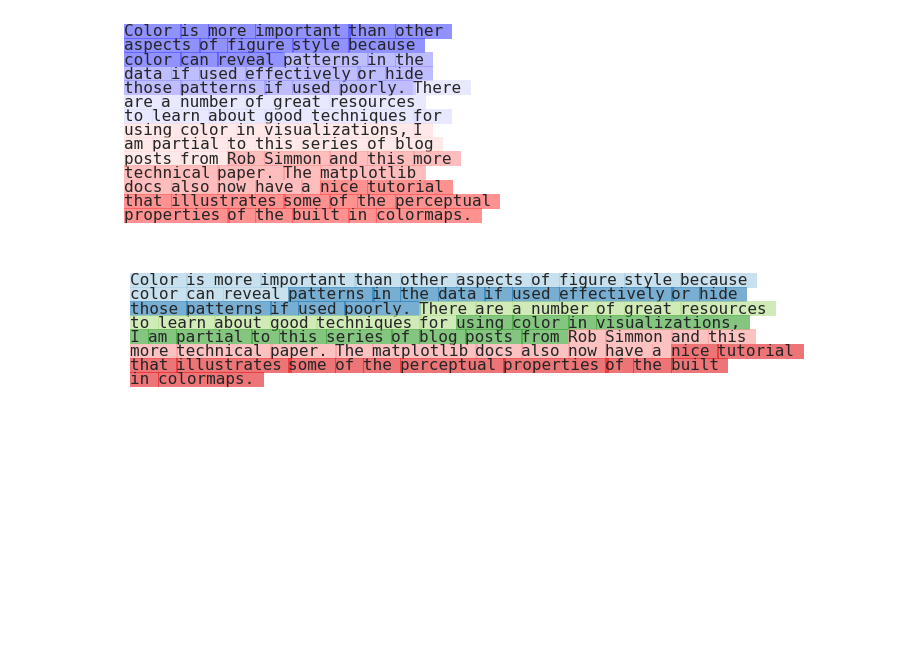
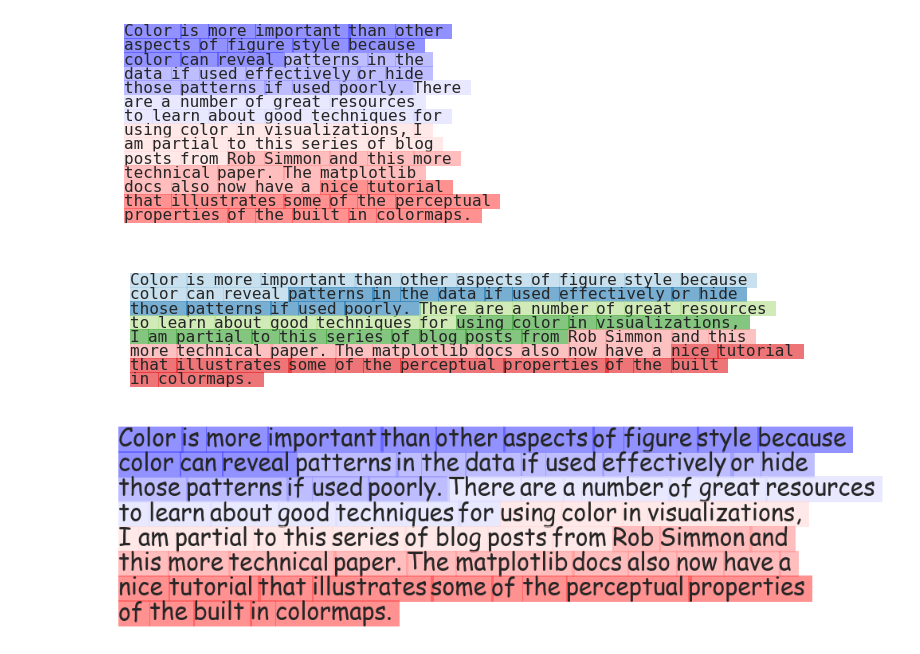
Before and after one commit to davebiagioni/pylighter, a Jupyter notebook: pylighter/example.ipynb, the cells around one changed output. Drawn from its saved outputs; the diff is of its cells as text; code cells hidden in the pictures; blank space fills up the shorter version.

Commit message:
added docstring and example of changing font properties

```diff
--- a/pylighter/example.ipynb
+++ b/pylighter/example.ipynb
@@ -23,3 +22,8 @@ fig, ax = pl.render(tokens, scores, typical_wpl=5)
 fig, ax = pl.render(tokens, scores, palette='Paired')
 # %% [output]
 [figure]
+# %%
+# Change the font size and family.
+fig, ax = pl.render(tokens, scores, fontsize=30, name='fantasy')
+# %% [output]
+[figure, added]
```
Also changed, not shown: parts of 1 cell of this notebook, 4 other files.
